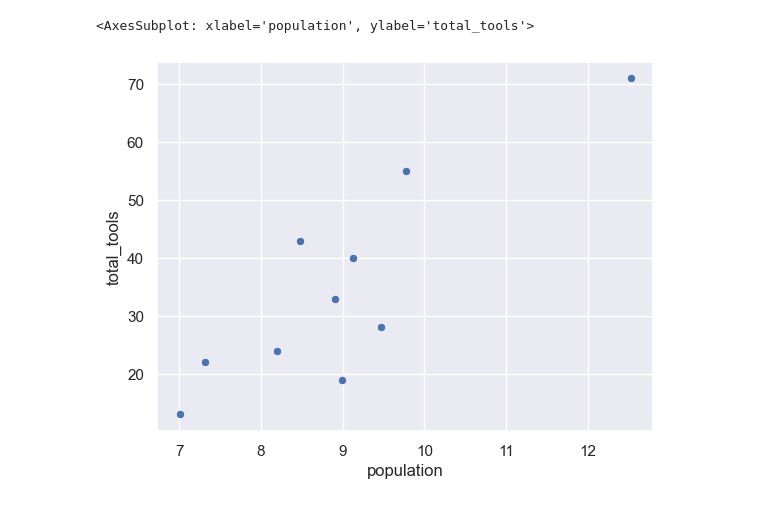
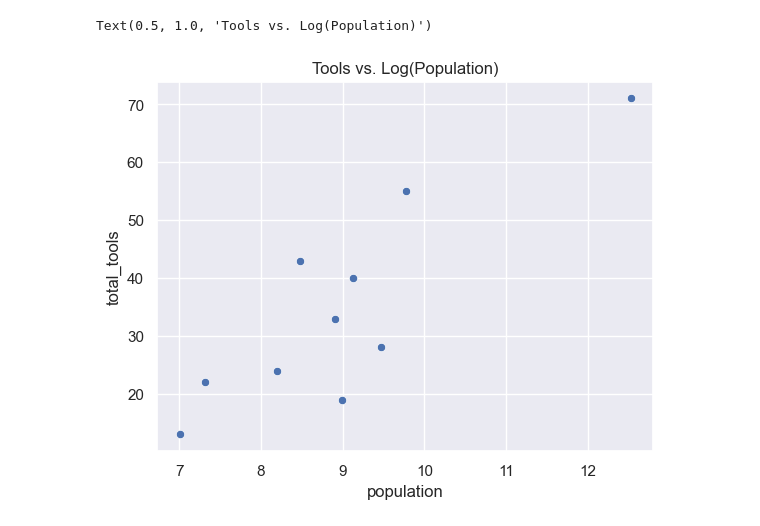
Before and after one commit to btbyrnes/bayesian_notebooks, a Jupyter notebook: tools.ipynb, the cells around one changed output. Cells and saved outputs as stored; diff of their text form; code cells hidden in the pictures.

Commit message:
tools

```diff
--- a/tools.ipynb
+++ b/tools.ipynb
@@ -7,6 +8,7 @@ sns.set_theme()
 data = pd.read_csv("datasets/Rethinking_Data/kline2.csv")
 # %%
 sns.scatterplot(x=np.log(data["population"]), y=data["total_tools"])
+plt.title("Tools vs. Log(Population)")
 # %% [output]
-<AxesSubplot: xlabel='population', ylabel='total_tools'>
+Text(0.5, 1.0, 'Tools vs. Log(Population)')
-[figure, old version]
+[figure, new version]
```
Also changed, not shown: parts of 20 cells of this notebook, 1 other file.
